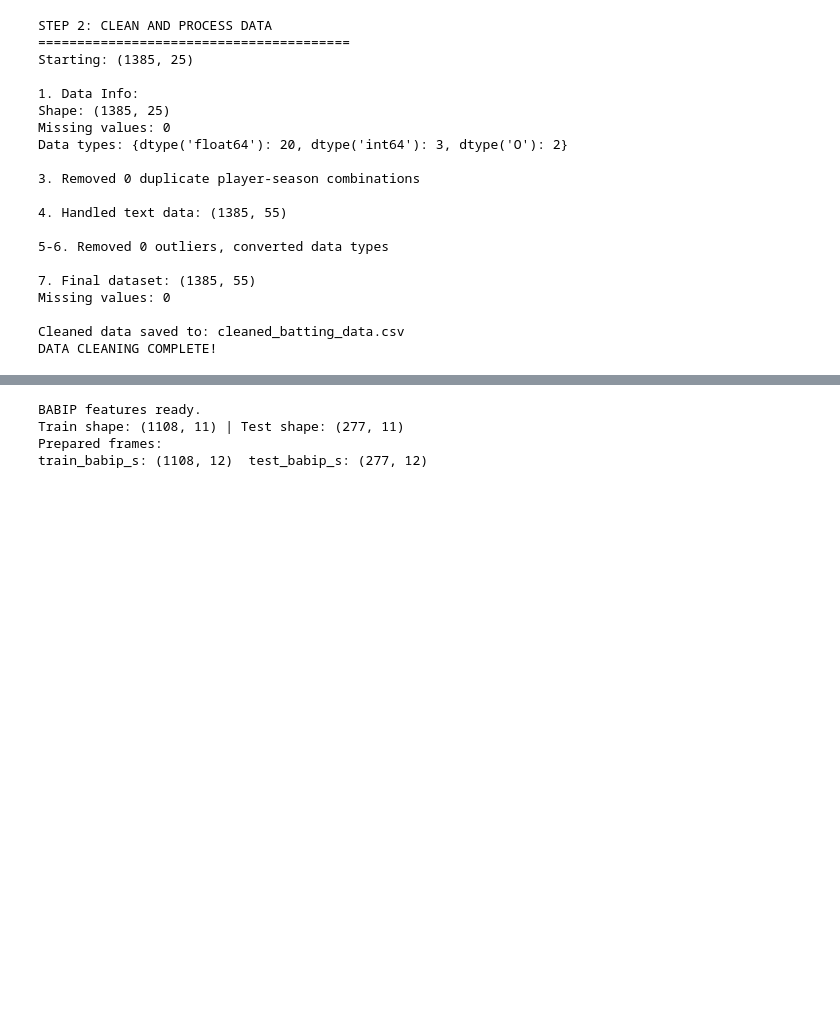
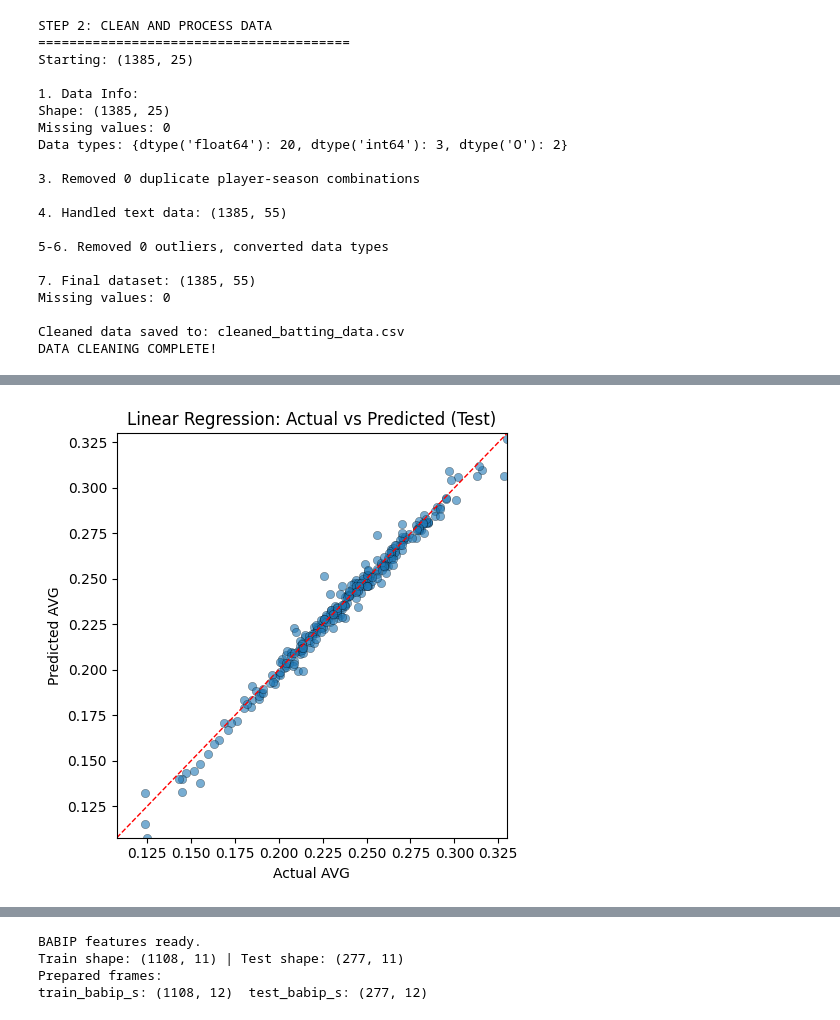
Before and after one commit to nseluga/Batting-Average-Ability, a Jupyter notebook: batting_average_model.ipynb, the cells around one changed output, grey strips where cells are left out. Cells and saved outputs as stored; diff of their text form; code cells hidden in the pictures; blank space fills up the shorter version.

Commit message:
linear regression modeling

```diff
--- a/batting_average_model.ipynb
+++ b/batting_average_model.ipynb
@@ -279,3 +279,101 @@ Y_train.to_csv('Y_train.csv', index=False)
 Y_test.to_csv('Y_test.csv', index=False)
 # %%
 # Linear Regression Model Training
+# - Trains a baseline LinearRegression to predict AVG
+# - Evaluates with MAE, RMSE, R2
+# - Shows top coefficients and saves the model/coeffs
+
+import pandas as pd
+import numpy as np
+from pathlib import Path
+
+from sklearn.linear_model import LinearRegression
+from sklearn.metrics import mean_absolute_error, mean_squared_error, r2_score
+import joblib
+import matplotlib.pyplot as plt
+
+# -----------------------------
+# Load data
+# -----------------------------
+X_train = pd.read_csv("X_train.csv")
+X_test  = pd.read_csv("X_test.csv")
+Y_train = pd.read_csv("Y_train.csv").squeeze("columns")
+Y_test  = pd.read_csv("Y_test.csv").squeeze("columns")
+
+# Defensive: ensure target is numeric
+Y_train = pd.to_numeric(Y_train, errors="coerce")
+Y_test  = pd.to_numeric(Y_test, errors="coerce")
+
+# Drop any rows with missing targets (should be none)
+mask_tr = ~Y_train.isna()
+mask_te = ~Y_test.isna()
+X_train_lr = X_train.loc[mask_tr].copy()
+Y_train_lr = Y_train.loc[mask_tr].copy()
+X_test_lr  = X_test.loc[mask_te].copy()
+Y_test_lr  = Y_test.loc[mask_te].copy()
+
+print("STEP 3: LINEAR REGRESSION (AVG)")
+print("=" * 40)
+print(f"Train: X={X_train_lr.shape}  Y={Y_train_lr.shape}")
+print(f"Test:  X={X_test_lr.shape}   Y={Y_test_lr.shape}")
+
+# -----------------------------
+# Fit model
+# -----------------------------
+lin = LinearRegression()
+lin.fit(X_train_lr, Y_train_lr)
+
+# -----------------------------
+# Evaluate
+# -----------------------------
+train_pred = lin.predict(X_train_lr)
+test_pred  = lin.predict(X_test_lr)
+
+mae_tr = mean_absolute_error(Y_train_lr, train_pred)
+mse_tr = mean_squared_error(Y_train_lr, train_pred)
+rmse_tr = np.sqrt(mse_tr)
+r2_tr = r2_score(Y_train_lr, train_pred)
+
+mae_te = mean_absolute_error(Y_test_lr, test_pred)
+mse_te = mean_squared_error(Y_test_lr, test_pred)
+rmse_te = np.sqrt(mse_te)
+r2_te = r2_score(Y_test_lr, test_pred)
+
+print("\nPerformance:")
+print(f"Train -> MAE: {mae_tr:.4f} | RMSE: {rmse_tr:.4f} | R2: {r2_tr:.4f}")
+print(f"Test  -> MAE: {mae_te:.4f} | RMSE: {rmse_te:.4f} | R2: {r2_te:.4f}")
+
+# -----------------------------
+# Coefficients
+# -----------------------------
+coefs = pd.Series(lin.coef_, index=X_train_lr.columns).sort_values(key=np.abs, ascending=False)
+coef_df = pd.DataFrame({"feature": coefs.index, "coefficient": coefs.values})
+print("\nTop 15 absolute coefficients:")
+print(coef_df.head(15))
+
+# Save coefficients for later inspection
+coef_df.to_csv("linear_regression_coefficients.csv", index=False)
+
+# -----------------------------
+# Quick scatter: actual vs predicted (test)
+# -----------------------------
+plt.figure(figsize=(5,5))
+plt.scatter(Y_test_lr, test_pred, alpha=0.6, edgecolor="k", linewidth=0.3)
+lims = [min(Y_test_lr.min(), test_pred.min()), max(Y_test_lr.max(), test_pred.max())]
+plt.plot(lims, lims, "r--", lw=1)
+plt.xlim(lims); plt.ylim(lims)
+plt.xlabel("Actual AVG")
+plt.ylabel("Predicted AVG")
+plt.title("Linear Regression: Actual vs Predicted (Test)")
+plt.tight_layout()
+plt.show()
+
+# -----------------------------
+# Persist model
+# -----------------------------
+joblib.dump(lin, "linear_regression_avg.pkl")
+print("\nSaved model -> linear_regression_avg.pkl")
+print("Saved coefficients -> linear_regression_coefficients.csv")
+
+# TODO: not include babip as a coefficient (perhaps as a seperate regression model)
+# %% [output]
@@ -281,0 +397 @@ Y_test.to_csv('Y_test.csv', index=False)
+[figure, added]
```
Also changed, not shown: parts of 1 cell of this notebook, 2 other files.
